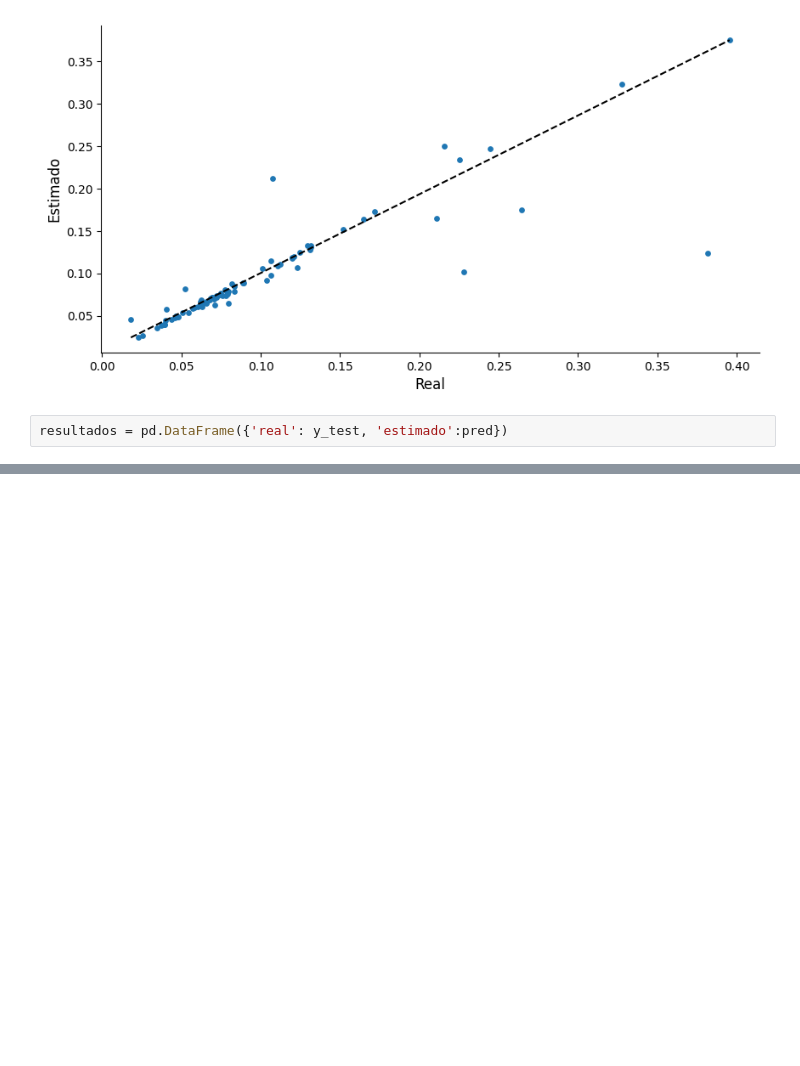
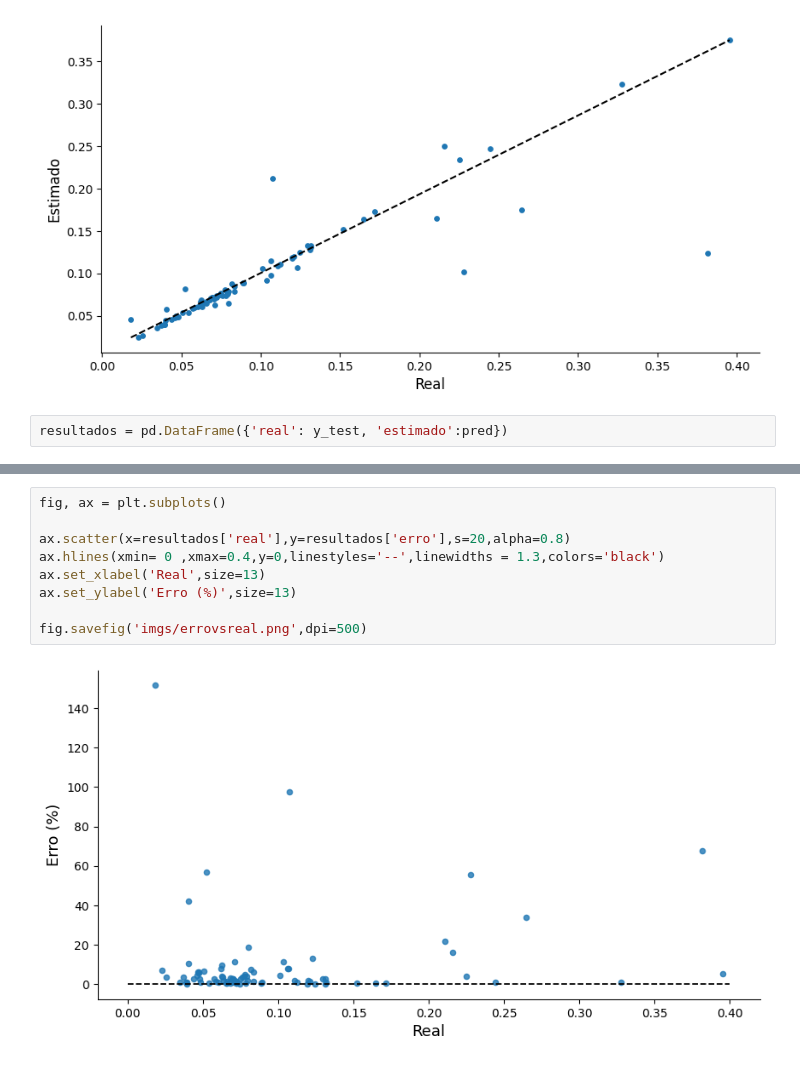
Before and after one commit to Alexandre-Esposte/Machine-learning-aplicado-f-sica, a Jupyter notebook: projeto_final/modelagem.ipynb, the cells around one changed output, grey strips where cells are left out. Cells and saved outputs as stored; diff of their text form; blank space fills up the shorter version.

```diff
--- a/projeto_final/modelagem.ipynb
+++ b/projeto_final/modelagem.ipynb
@@ -238,0 +245,11 @@ resultados['erro'].quantile(0.5)*100
+# %%
+fig, ax = plt.subplots()
+
+ax.scatter(x=resultados['real'],y=resultados['erro'],s=20,alpha=0.8)
+ax.hlines(xmin= 0 ,xmax=0.4,y=0,linestyles='--',linewidths = 1.3,colors='black')
+ax.set_xlabel('Real',size=13)
+ax.set_ylabel('Erro (%)',size=13)
+
+fig.savefig('imgs/errovsreal.png',dpi=500)
+# %% [output]
+[figure, added]
```
Also changed, not shown: parts of 15 cells of this notebook, 12 other files.
